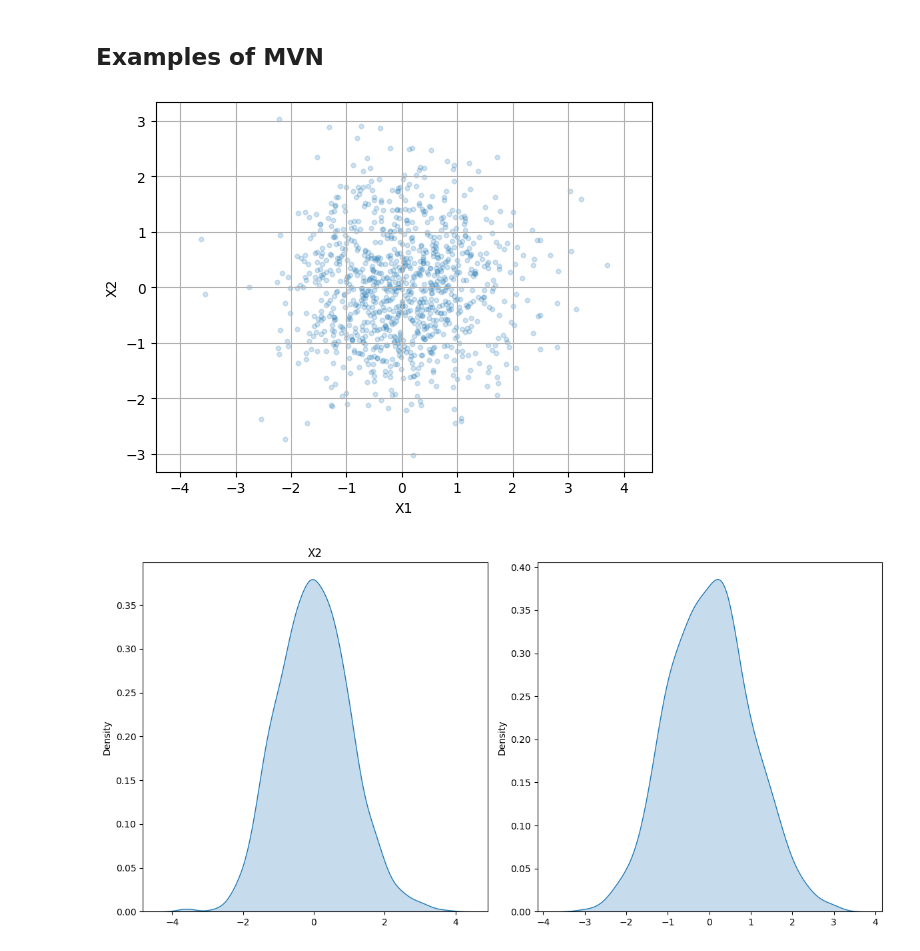
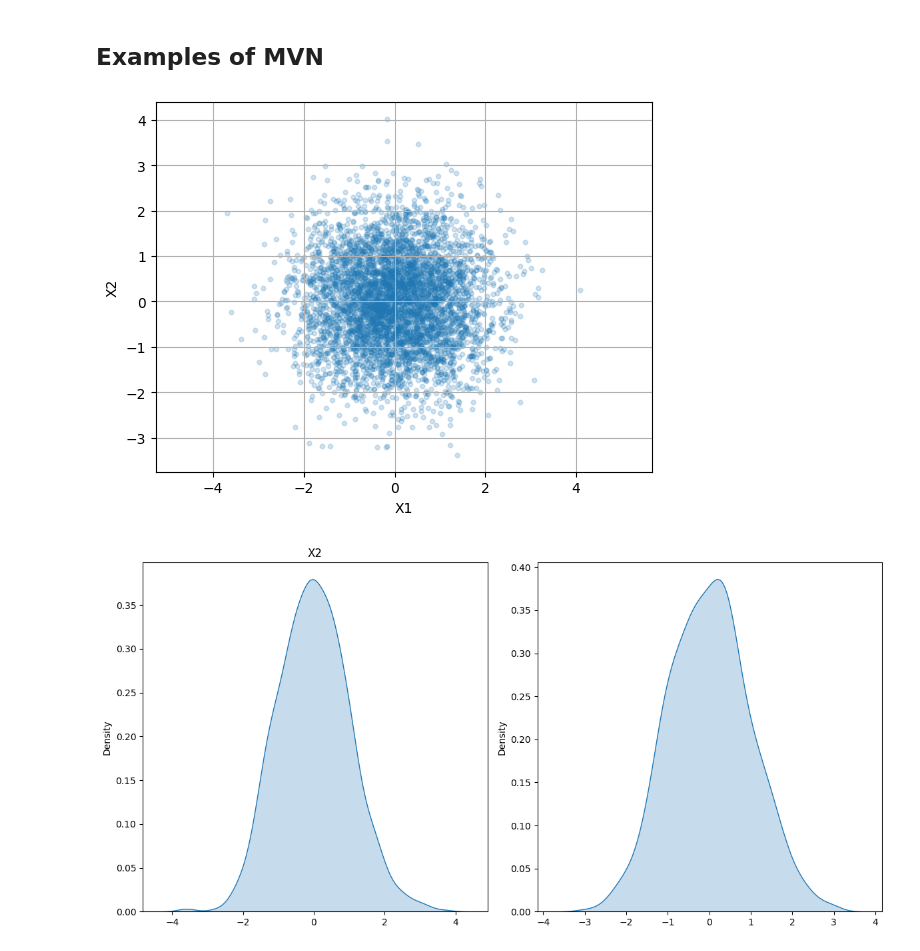
Before and after one commit to apurvanakade/2024F-monte-carlo-methods, a Jupyter notebook: MVN.ipynb, the cells around one changed output. Cells and saved outputs as stored; diff of their text form; code cells hidden in the pictures.

```diff
--- a/MVN.ipynb
+++ b/MVN.ipynb
@@ -11,7 +11,8 @@ def plot_MVN (m):
   plt.ylabel('X2')
   plt.grid(True)
   plt.axis('equal')
-  plt.show()
+  # plt.show()
+  return plt
 # %%
 def plot_each_coord (m) :
   fig, axs = plt.subplots(1, 2, figsize=(12, 6))
@@ -27,13 +28,13 @@ def plot_each_coord (m) :
 # %%
 
 Mean1 = [0, 0]
 Sigma1 = [[1, 0], [0, 1]]
 
-m1 = np.random.multivariate_normal(mean=Mean1, cov=Sigma1, size=1000)
+m1 = np.random.multivariate_normal(mean=Mean1, cov=Sigma1, size=5000)
 
-plot_MVN(m1)
+plot_MVN(m1).show()
 # %% [output]
-[figure, old version]
+[figure, new version]
 # %%
 plot_each_coord (m1)
 # %% [output]
```
Also changed, not shown: parts of 11 cells of this notebook, 27 other files.
